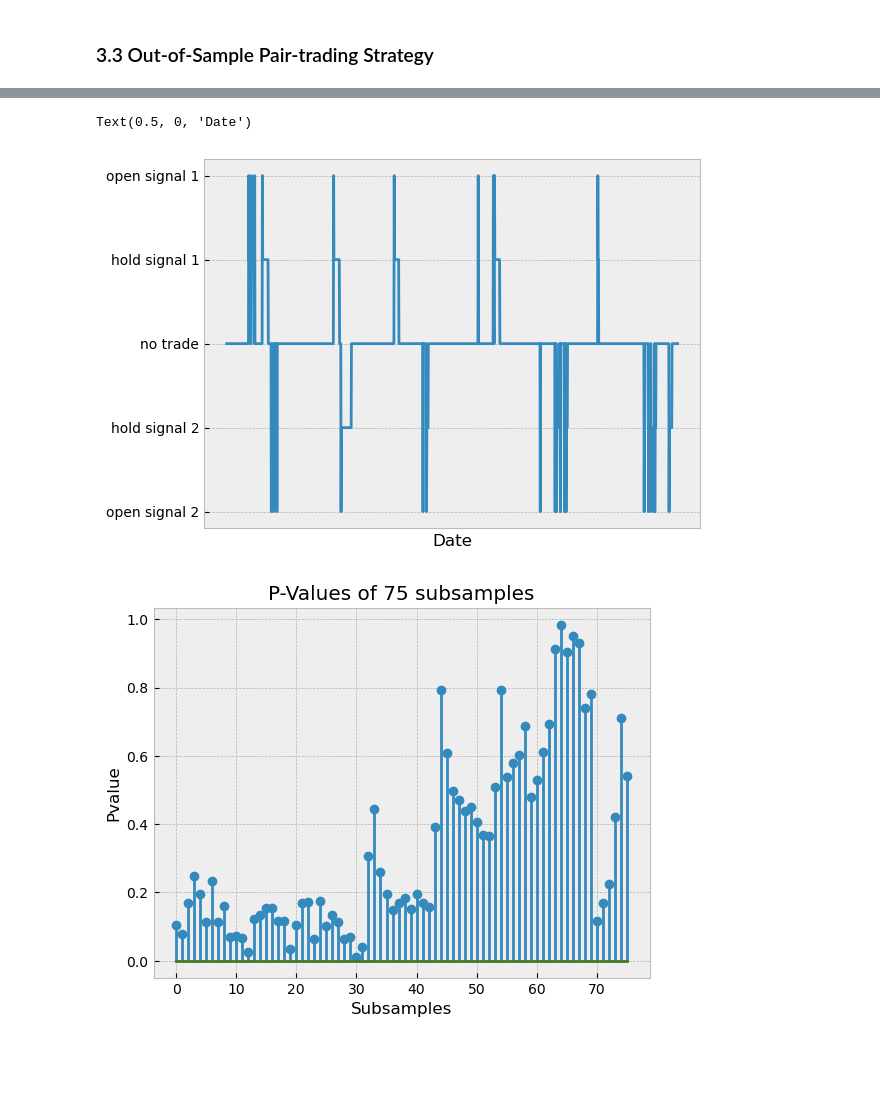
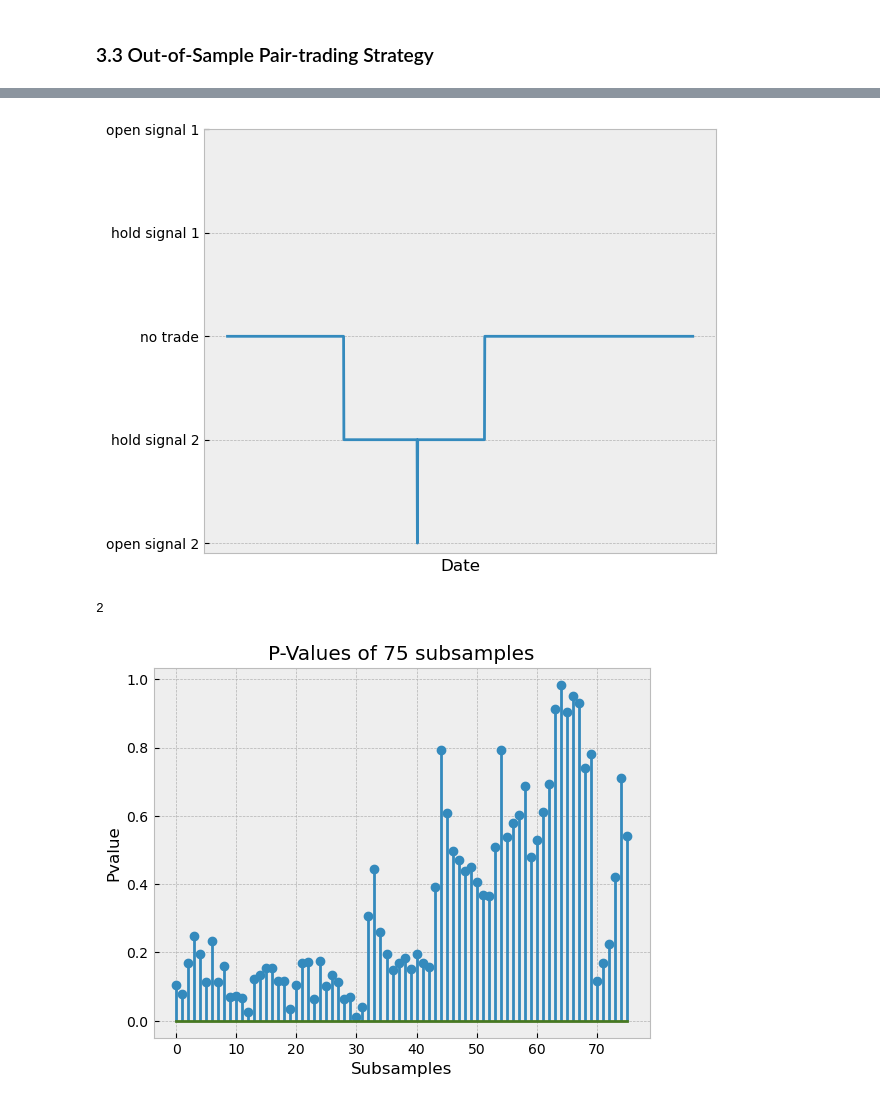
Before and after one commit to victoriawong1123/emf_project2, a Jupyter notebook: emf_project2.ipynb, the cells around one changed output, grey strips where cells are left out. Cells and saved outputs as stored; diff of their text form; code cells hidden in the pictures; blank space fills up the shorter version.

```diff
--- a/emf_project2.ipynb
+++ b/emf_project2.ipynb
@@ -1313,0 +1304,22 @@ print(profit_out, lowest_ws_out, max_ws_out, final_wealth_out)
+# %%
+digital_position_decision_out = []
+for i in position_decision_out:
+    if i == 'nothing':
+        d = 0
+    elif i == 'hold sig1':
+        d = 1
+    elif i == 'open sig1':
+        d = 2
+    elif i == 'hold sig2':
+        d = -1
+    elif i == 'open sig2':
+        d = -2
+    digital_position_decision_out.append(d)
+
+ax = plt.gca()
+ax.plot(digital_position_decision_out)
+ax.set_yticks([-2, -1, 0, 1, 2], ['open signal 2', 'hold signal 2', 'no trade', 'hold signal 1', 'open signal 1'])
+ax.set_xticks([])
+plt.xlabel('Date')
+plt.tight_layout()
+plt.savefig('tradesignal_out.pdf')
@@ -1313,0 +1328,8 @@ print(profit_out, lowest_ws_out, max_ws_out, final_wealth_out)
+# %%
+num_trade_out = 0
+
+for i in digital_position_decision_out:
+    if i == 2 or i == -2:
+        num_trade_out += 1
+
+num_trade_out*2
@@ -1323,27 +1356,37 @@ print(profit_coint, lowest_ws_coint, max_ws_coint, final_wealth_coint)
 # %%
-digital_position_decision_out = []
-for i in position_decision_out:
+digital_position_decision_roll = []
+for i in position_decision_roll:
     if i == 'nothing':
         d = 0
     elif i == 'hold sig1':
         d = 1
     elif i == 'open sig1':
         d = 2
     elif i == 'hold sig2':
         d = -1
     elif i == 'open sig2':
         d = -2
-    digital_position_decision_out.append(d)
+    digital_position_decision_roll.append(d)
 
 ax = plt.gca()
-ax.plot(digital_position_decision_out)
+ax.plot(digital_position_decision_roll)
 ax.set_yticks([-2, -1, 0, 1, 2], ['open signal 2', 'hold signal 2', 'no trade', 'hold signal 1', 'open signal 1'])
 ax.set_xticks([])
 plt.xlabel('Date')
-plt.savefig
+plt.tight_layout()
+plt.savefig('tradesignal_roll.pdf')
 # %% [output]
-Text(0.5, 0, 'Date')
-[figure, old version]
+[figure, new version]
+# %%
+num_trade_roll = 0
+
+for i in digital_position_decision_roll:
+    if i == 2 or i == -2:
+        num_trade_roll += 1
+
+num_trade_roll*2
+# %% [output]
+2
 # %%
 plt.stem(roll_coint_res.pvalue)
 plt.title('P-Values of 75 subsamples')
```
Also changed, not shown: parts of 13 cells of this notebook, 13 other files.
